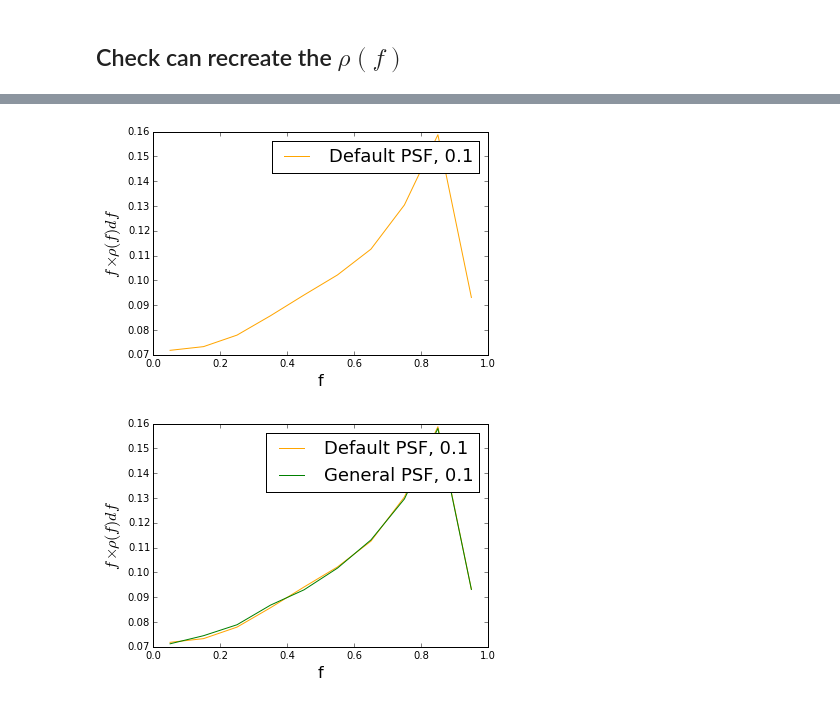
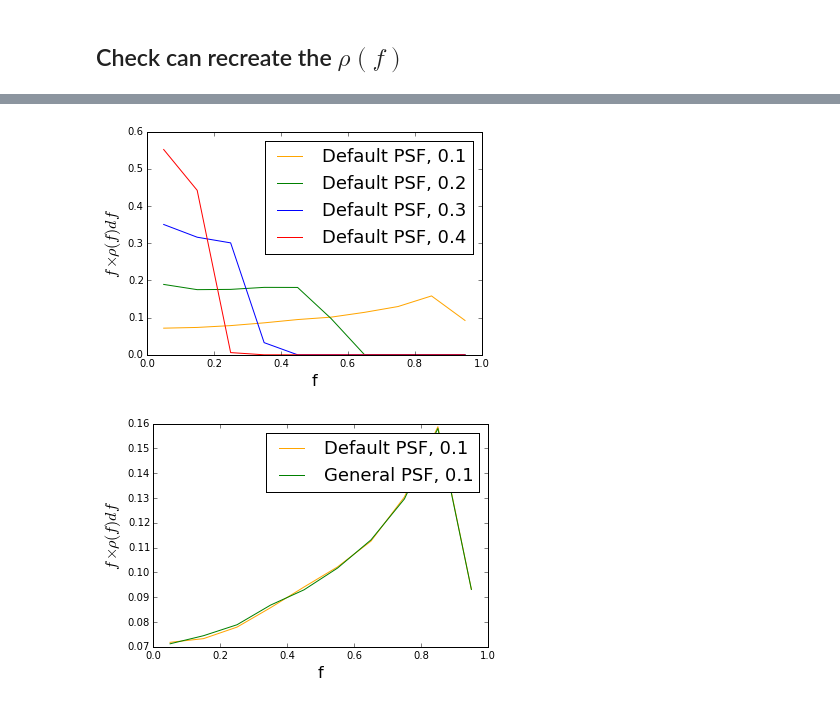
Before and after one commit to bsafdi/NPTFit, a Jupyter notebook: PSF_Testing/TestPSF.ipynb, the cells around one changed output, grey strips where cells are left out. Drawn from its saved outputs; the diff is of its cells as text; code cells hidden in the pictures.

```diff
--- a/PSF_Testing/TestPSF.ipynb
+++ b/PSF_Testing/TestPSF.ipynb
@@ -26,20 +23,20 @@ num_f_bins = 10
 # %%
 # Calculate the PSF - weird value is to compare with what we have from Ben's tutorial
 f_ary_1, df_rho_div_f_ary_1 = psf.make_PSF(psf_dir, nside, 0.1)
-#f_ary_2, df_rho_div_f_ary_2 = psf.make_PSF(psf_dir, nside, 0.2)
-#f_ary_3, df_rho_div_f_ary_3 = psf.make_PSF(psf_dir, nside, 0.3)
-#f_ary_4, df_rho_div_f_ary_4 = psf.make_PSF(psf_dir, nside, 0.4)
+f_ary_2, df_rho_div_f_ary_2 = psf.make_PSF(psf_dir, nside, 0.2)
+f_ary_3, df_rho_div_f_ary_3 = psf.make_PSF(psf_dir, nside, 0.3)
+f_ary_4, df_rho_div_f_ary_4 = psf.make_PSF(psf_dir, nside, 0.4)
 # %%
 plt.plot(f_ary_1,f_ary_1**2*df_rho_div_f_ary_1,color='orange',label='Default PSF, 0.1')
-#plt.plot(f_ary_2,f_ary_2**2*df_rho_div_f_ary_2,color='green',label='Default PSF, 0.2')
-#plt.plot(f_ary_3,f_ary_3**2*df_rho_div_f_ary_3,color='blue',label='Default PSF, 0.3')
-#plt.plot(f_ary_4,f_ary_4**2*df_rho_div_f_ary_4,color='Red',label='Default PSF, 0.4')
+plt.plot(f_ary_2,f_ary_2**2*df_rho_div_f_ary_2,color='green',label='Default PSF, 0.2')
+plt.plot(f_ary_3,f_ary_3**2*df_rho_div_f_ary_3,color='blue',label='Default PSF, 0.3')
+plt.plot(f_ary_4,f_ary_4**2*df_rho_div_f_ary_4,color='Red',label='Default PSF, 0.4')
 plt.xlabel('f',fontsize=16)
 plt.ylabel('$f \\times \\rho(f) df $',fontsize=16)
 plt.legend(fontsize=18)
 plt.show()
 # %% [output]
-[figure, old version]
+[figure, new version]
 # %%
 # Check normalisation
 print np.sum(f_ary_1**2*df_rho_div_f_ary_1)
```
Also changed, not shown: parts of 7 cells of this notebook, 2 other files.
